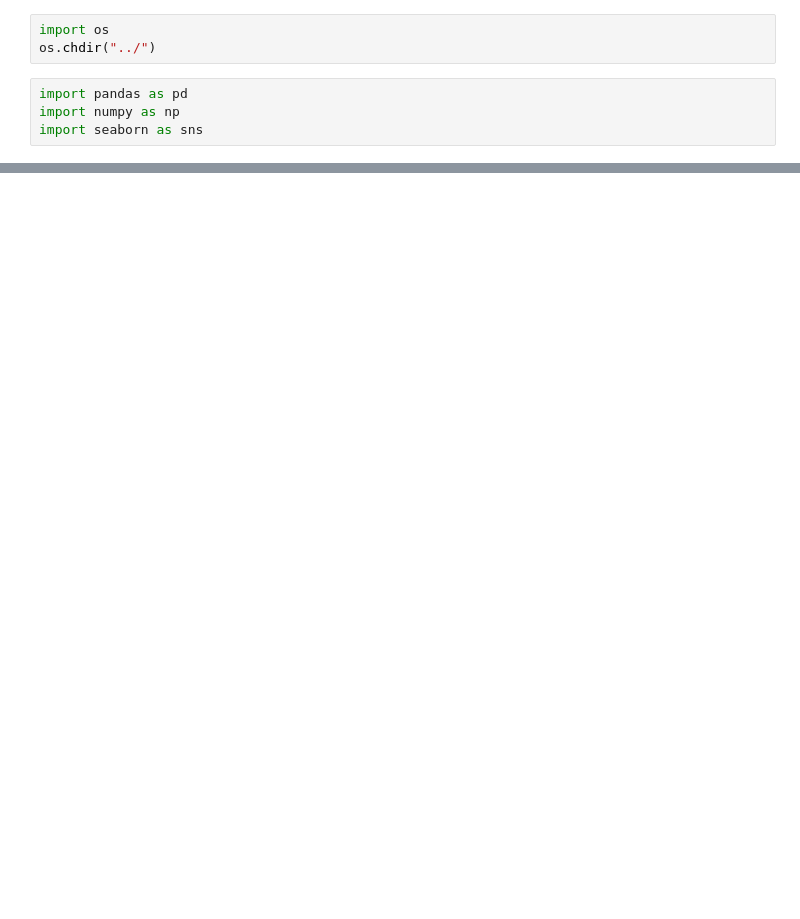
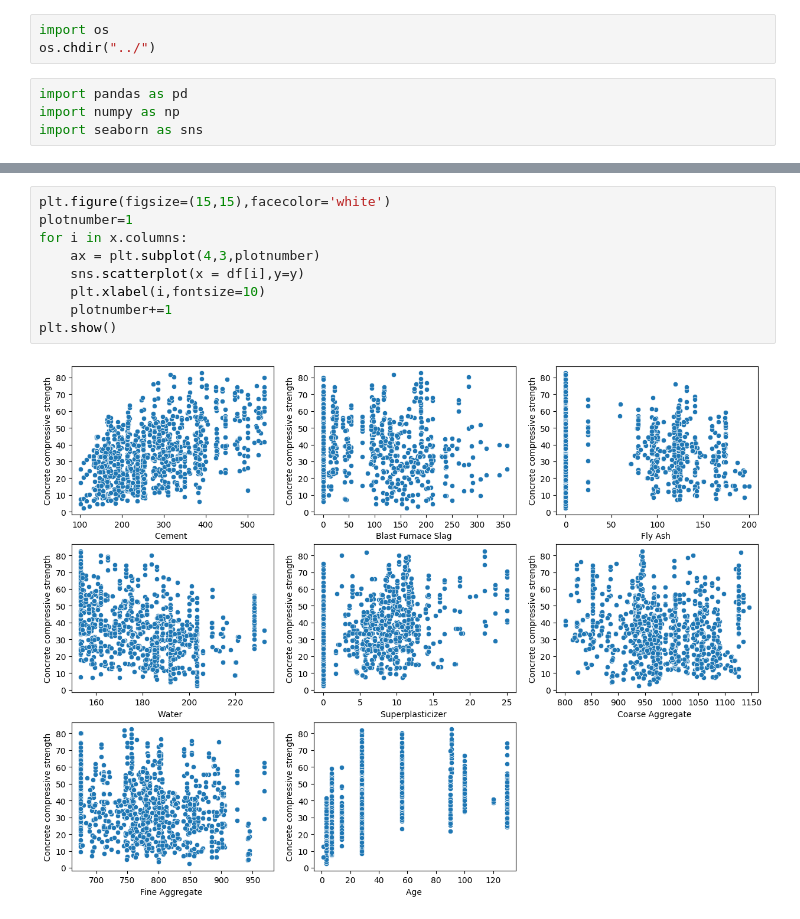
Before and after one commit to Tilakakasapu/CementStrengthPrediction, a Jupyter notebook: research/trails.ipynb, the cells around one changed output, grey strips where cells are left out. Saved outputs shown, nothing was run; the diff lists cells and outputs as text; blank space fills up the shorter version.

```diff
--- a/research/trails.ipynb
+++ b/research/trails.ipynb
@@ -11,0 +154,11 @@ URLError: <urlopen error [WinError 10060] A connection attempt failed because th
+# %%
+plt.figure(figsize=(15,15),facecolor='white')
+plotnumber=1
+for i in x.columns:
+    ax = plt.subplot(4,3,plotnumber)
+    sns.scatterplot(x = df[i],y=y)
+    plt.xlabel(i,fontsize=10)
+    plotnumber+=1
+plt.show()
+# %% [output]
+[figure, added]
```
Also changed, not shown: parts of 32 cells of this notebook, 22 other files.
